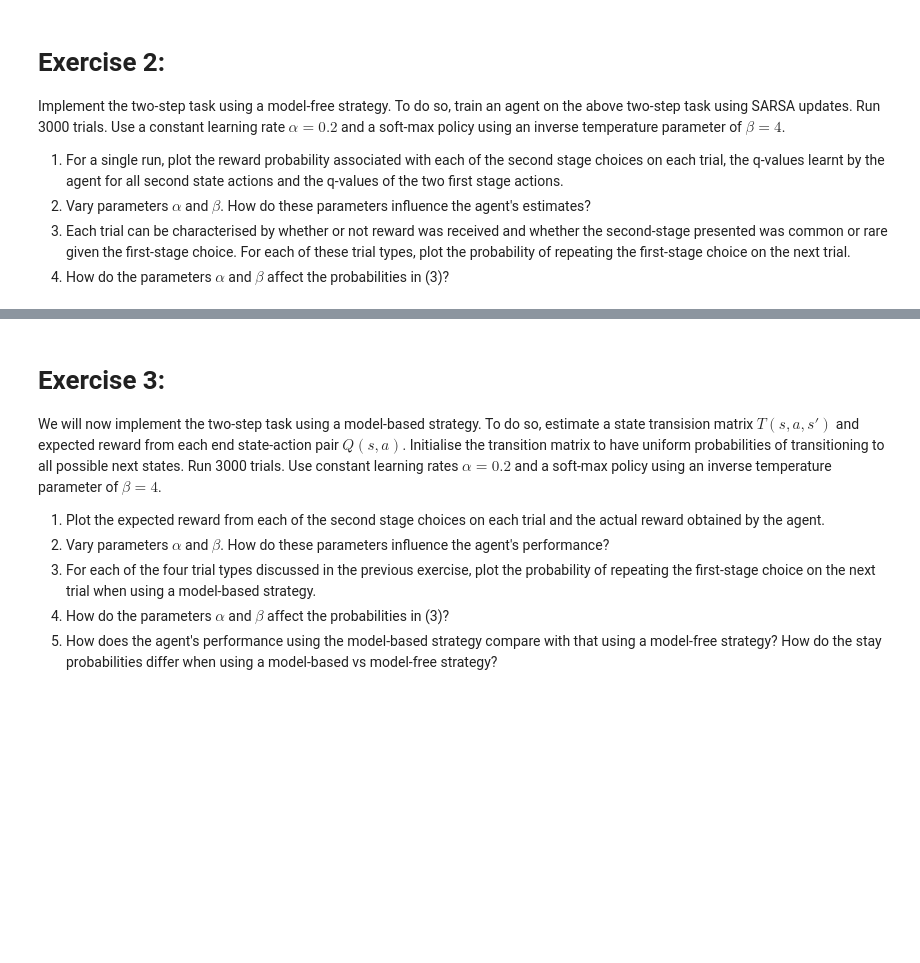
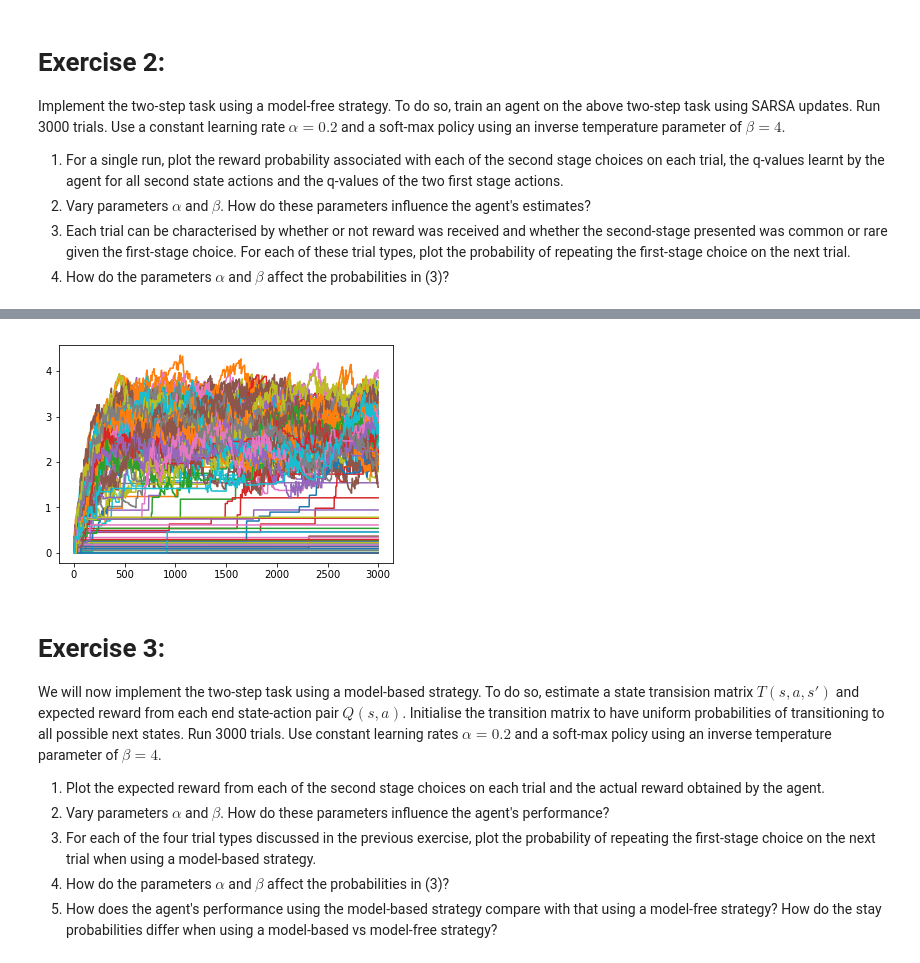
Before and after one commit to pipehappy1/ccnss2018_students, a Jupyter notebook: module3/3_tutorial3_Sequential_decision_making_Two_step_task.ipynb, the cells around one changed output, grey strips where cells are left out. Saved outputs shown, nothing was run; the diff lists cells and outputs as text; code cells hidden in the pictures; blank space fills up the shorter version.

```diff
--- a/module3/3_tutorial3_Sequential_decision_making_Two_step_task.ipynb
+++ b/module3/3_tutorial3_Sequential_decision_making_Two_step_task.ipynb
@@ -301,3 +385,9 @@ Implement the two-step task using a model-free strategy. To do so, train an agen
+# %%
+for i in range(n_trials):
+    plt.plot(q[i, :, 1,0])
+plt.show()
+# %% [output]
+[figure, added]
 # %% [markdown]
 # **Exercise 3:**
 
```
Also changed, not shown: parts of 4 cells of this notebook.
